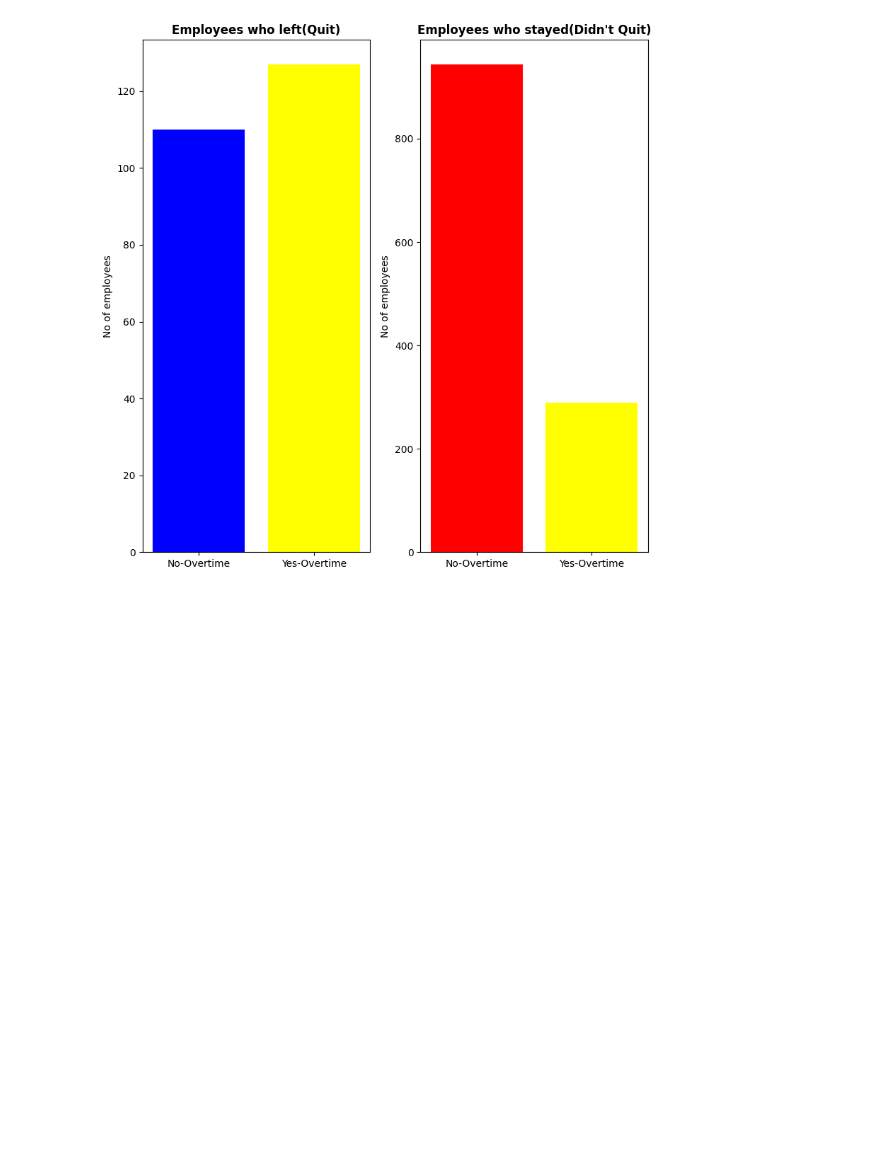
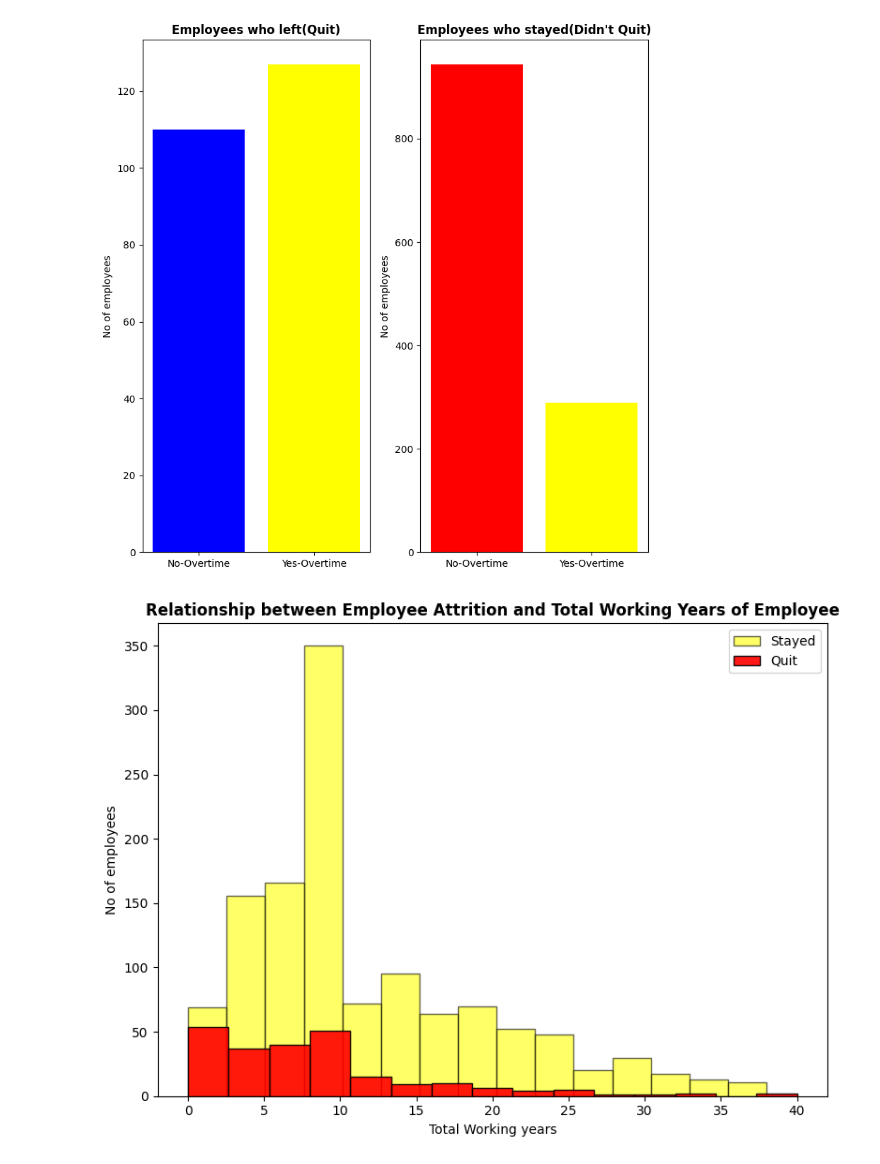
Before and after one commit to AryanGoyal17/Employee-Attrition-Analysis, a Jupyter notebook: analysis.ipynb, the cells around one changed output. Drawn from its saved outputs; the diff is of its cells as text; code cells hidden in the pictures; blank space fills up the shorter version.

Commit message:
feat: Found the relationship between employee attrition and total working years of employee

```diff
--- a/analysis.ipynb
+++ b/analysis.ipynb
@@ -344,0 +347,18 @@ plt.show()
+# %%
+quit = df[df['Attrition'] == 'Yes']['TotalWorkingYears']
+stayed = df[df['Attrition'] == 'No']['TotalWorkingYears']
+
+plt.figure(figsize=(8,6))
+
+plt.hist(stayed, bins = 15, label = 'Stayed', alpha = 0.6, color= 'yellow', edgecolor = 'black')
+plt.hist(quit, bins = 15, label = 'Quit', alpha = 0.9, color = 'red', edgecolor = 'black')
+
+plt.title('Relationship between Employee Attrition and Total Working Years of Employee', fontweight = 'bold')
+plt.xlabel('Total Working years')
+plt.ylabel('No of employees')
+
+plt.legend()
+plt.tight_layout()
+plt.show()
+# %% [output]
+[figure, added]
```
Also changed, not shown: parts of 2 cells of this notebook.
